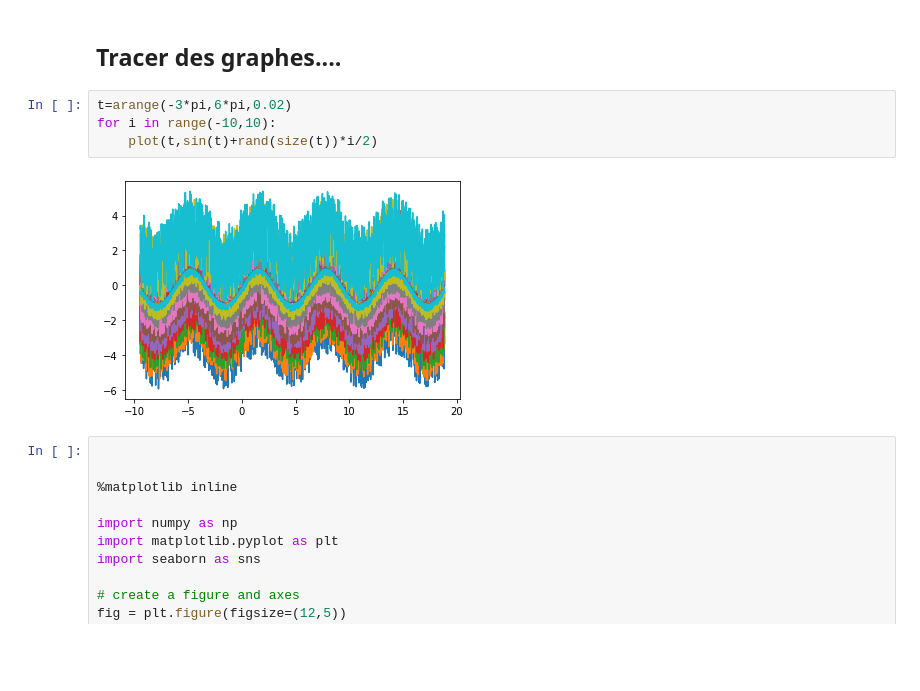
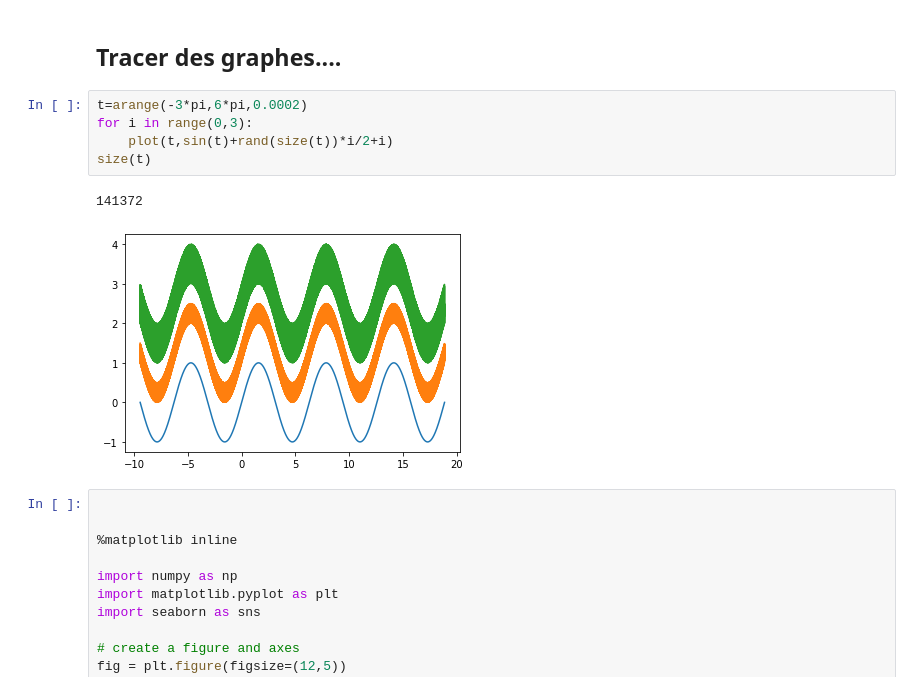
Before and after one commit to Bruyant/IntroPythonInstrum, a Jupyter notebook: SlidesIntroduction.ipynb, the cells around one changed output. Drawn from its saved outputs; the diff is of its cells as text; blank space fills up the shorter version.

```diff
--- a/SlidesIntroduction.ipynb
+++ b/SlidesIntroduction.ipynb
@@ -62,11 +61,13 @@ En fait cette presentation utilise le module de presentation d'un notebook Jupyt
 # %% [markdown]
 ## Tracer des graphes....
 # %%
-t=arange(-3*pi,6*pi,0.02)
-for i in range(-10,10):
-    plot(t,sin(t)+rand(size(t))*i/2)
+t=arange(-3*pi,6*pi,0.0002)
+for i in range(0,3):
+    plot(t,sin(t)+rand(size(t))*i/2+i)
+size(t)
 # %% [output]
+141372
-[figure, old version]
+[figure, new version]
 # %%
 
 
```
Also changed, not shown: parts of 4 cells of this notebook, 2 other files.
